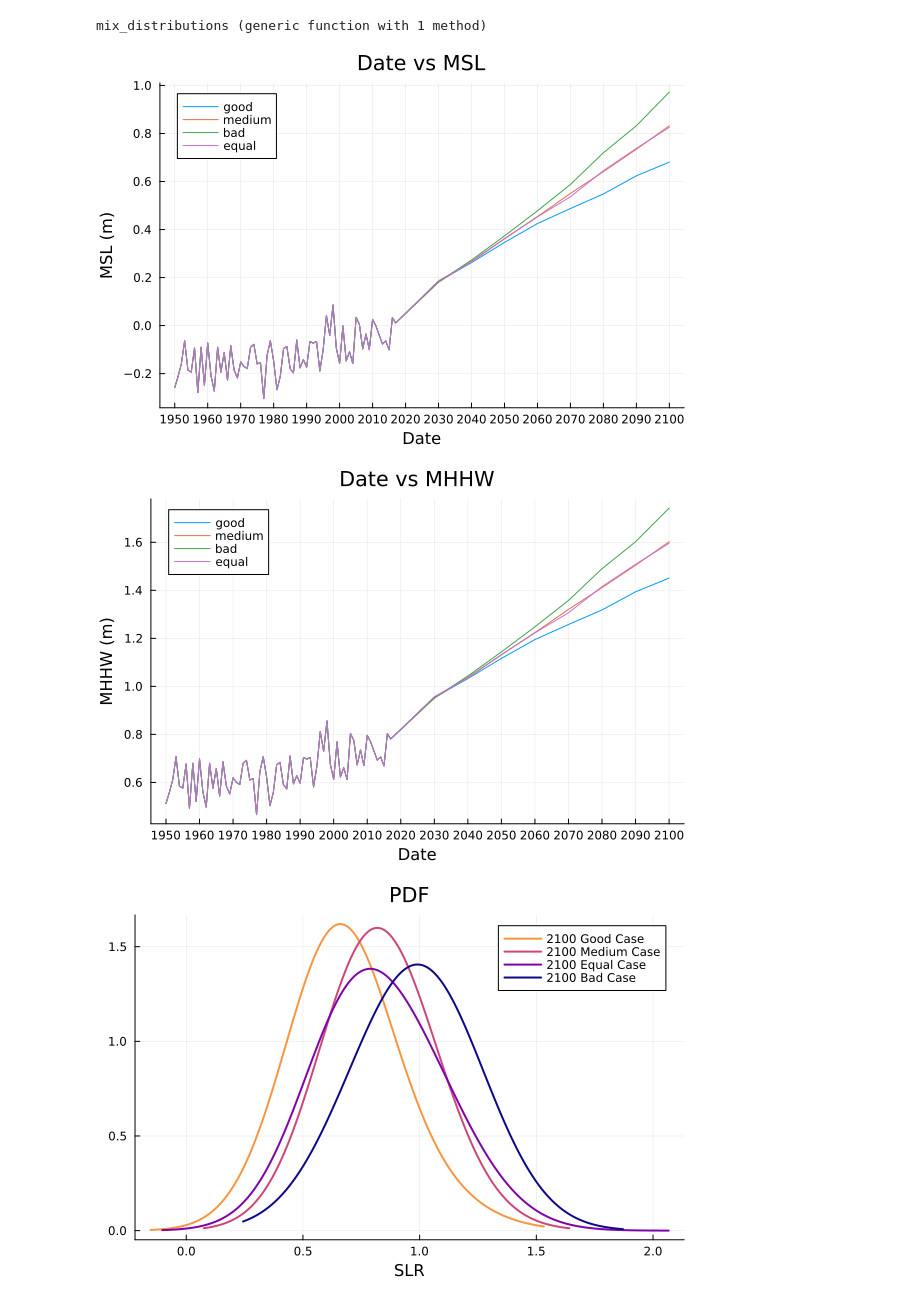
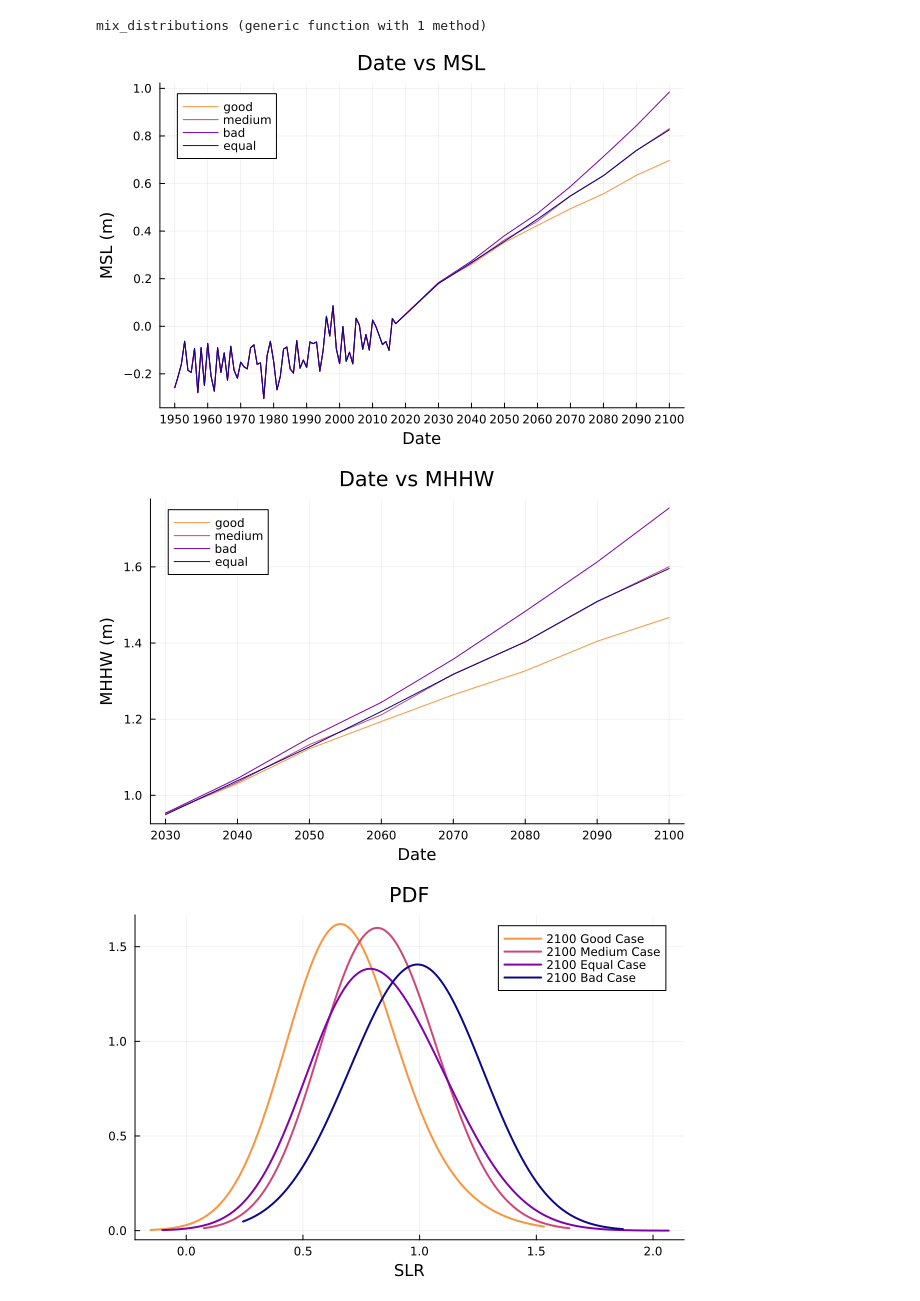
Before and after one commit to rms428/SLR-to-BI-4750, a Jupyter notebook: thirdpassmc.ipynb, the cells around one changed output. Drawn from its saved outputs; the diff is of its cells as text; code cells hidden in the pictures.

Commit message:
colors

```diff
--- a/thirdpassmc.ipynb
+++ b/thirdpassmc.ipynb
@@ -359,36 +359,47 @@ decades_df_eq = nmc(mixture_model_2080_eq, decades_df_eq, 2080)
 decades_df_eq = nmc(mixture_model_2090_eq, decades_df_eq, 2090)
 decades_df_eq = nmc(mixture_model_2100_eq, decades_df_eq, 2100);
 
-plot(decades_df_good.Date, decades_df_good."MSL", xlabel="Date", ylabel="MSL (m)", label = "good", title="Date vs MSL",
+colors = ["#f89540", "#cc4778", "#7e03a8", "#0d0887"]
+
+plot(decades_df_good.Date, decades_df_good."MSL", xlabel="Date", ylabel="MSL (m)", label = "good", title="Date vs MSL", color = colors[1],
     xticks=(collect(Date(1950, 1, 1):Year(10):Date(2100, 1, 1)), string.(1950:10:2100)))
-plot!(decades_df_med.Date, decades_df_med."MSL", xlabel="Date", ylabel="MSL (m)", label = "medium", title="Date vs MSL",
+plot!(decades_df_med.Date, decades_df_med."MSL", xlabel="Date", ylabel="MSL (m)", label = "medium", title="Date vs MSL", color = colors[2],
     xticks=(collect(Date(1950, 1, 1):Year(10):Date(2100, 1, 1)), string.(1950:10:2100)))
-plot!(decades_df_bad.Date, decades_df_bad."MSL", xlabel="Date", ylabel="MSL (m)", label = "bad", title="Date vs MSL",
+plot!(decades_df_bad.Date, decades_df_bad."MSL", xlabel="Date", ylabel="MSL (m)", label = "bad", title="Date vs MSL", color = colors[3],
     xticks=(collect(Date(1950, 1, 1):Year(10):Date(2100, 1, 1)), string.(1950:10:2100)))
-plot!(decades_df_eq.Date, decades_df_eq."MSL", xlabel="Date", ylabel="MSL (m)", label = "equal", title="Date vs MSL",
+plot!(decades_df_eq.Date, decades_df_eq."MSL", xlabel="Date", ylabel="MSL (m)", label = "equal", title="Date vs MSL", color = colors[4],
     xticks=(collect(Date(1950, 1, 1):Year(10):Date(2100, 1, 1)), string.(1950:10:2100)))
 # %% [output]
-[figure, old version]
+[figure, new version]
 # %%
 # Shift all "MSL" values by 0.77 m
 decades_df_good."MSL" .+= 0.77
 decades_df_med."MSL" .+= 0.77
 decades_df_bad."MSL" .+= 0.77
 decades_df_eq."MSL" .+= 0.77
 
-plot(decades_df_good.Date, decades_df_good."MSL", xlabel="Date", ylabel="MHHW (m)", label="good", title="Date vs MHHW",
-     xticks=(collect(Date(1950, 1, 1):Year(10):Date(2100, 1, 1)), string.(1950:10:2100)))
+decades_df_good = filter(row -> row.Date >= Date(2030, 1, 1), decades_df_good)
+decades_df_med = filter(row -> row.Date >= Date(2030, 1, 1), decades_df_med)
+decades_df_bad = filter(row -> row.Date >= Date(2030, 1, 1), decades_df_bad)
+decades_df_eq = filter(row -> row.Date >= Date(2030, 1, 1), decades_df_eq)
 
-plot!(decades_df_med.Date, decades_df_med."MSL", xlabel="Date", ylabel="MHHW (m)", label="medium", title="Date vs MHHW",
-      xticks=(collect(Date(1950, 1, 1):Year(10):Date(2100, 1, 1)), string.(1950:10:2100)))
+# Define the new xticks starting at 2020
+xticks_range = collect(Date(2030, 1, 1):Year(10):Date(2100, 1, 1))
+xticks_labels = string.(2030:10:2100)
 
-plot!(decades_df_bad.Date, decades_df_bad."MSL", xlabel="Date", ylabel="MHHW (m)", label="bad", title="Date vs MHHW",
-      xticks=(collect(Date(1950, 1, 1):Year(10):Date(2100, 1, 1)), string.(1950:10:2100)))
+plot(decades_df_good.Date, decades_df_good."MSL", xlabel="Date", ylabel="MHHW (m)", label="good", title="Date vs MHHW", color = colors[1],
+     xticks=(collect(Date(2030, 1, 1):Year(10):Date(2100, 1, 1)), string.(2030:10:2100)))
 
-plot!(decades_df_eq.Date, decades_df_eq."MSL", xlabel="Date", ylabel="MHHW (m)", label="equal", title="Date vs MHHW",
-      xticks=(collect(Date(1950, 1, 1):Year(10):Date(2100, 1, 1)), string.(1950:10:2100)))
+plot!(decades_df_med.Date, decades_df_med."MSL", xlabel="Date", ylabel="MHHW (m)", label="medium", title="Date vs MHHW", color = colors[2],
+      xticks=(collect(Date(2030, 1, 1):Year(10):Date(2100, 1, 1)), string.(2030:10:2100)))
+
+plot!(decades_df_bad.Date, decades_df_bad."MSL", xlabel="Date", ylabel="MHHW (m)", label="bad", title="Date vs MHHW", color = colors[3],
+      xticks=(collect(Date(2030, 1, 1):Year(10):Date(2100, 1, 1)), string.(2030:10:2100)))
+
+plot!(decades_df_eq.Date, decades_df_eq."MSL", xlabel="Date", ylabel="MHHW (m)", label="equal", title="Date vs MHHW", color = colors[4],
+      xticks=(collect(Date(2030, 1, 1):Year(10):Date(2100, 1, 1)), string.(2030:10:2100)))
 # %% [output]
-[figure, old version]
+[figure, new version]
 # %%
 samples = rand(mixture_model_2100_good, 1000)
 colors = ["#f89540", "#cc4778", "#7e03a8", "#0d0887"]
```
